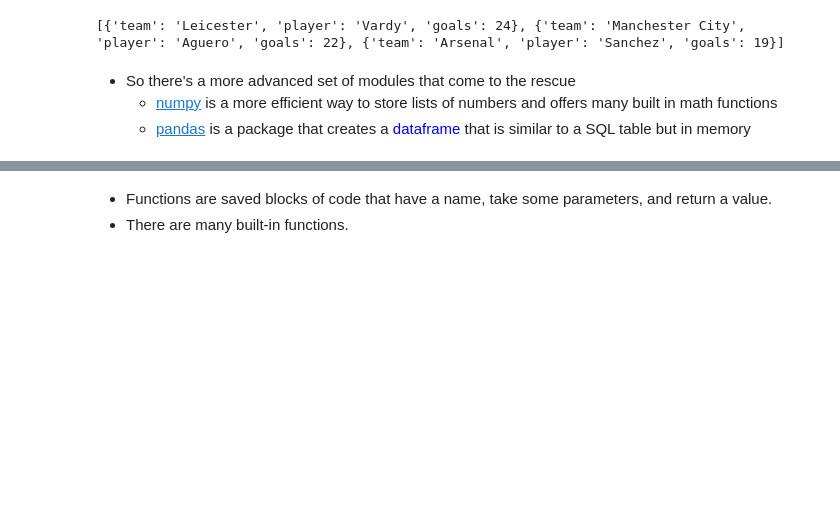
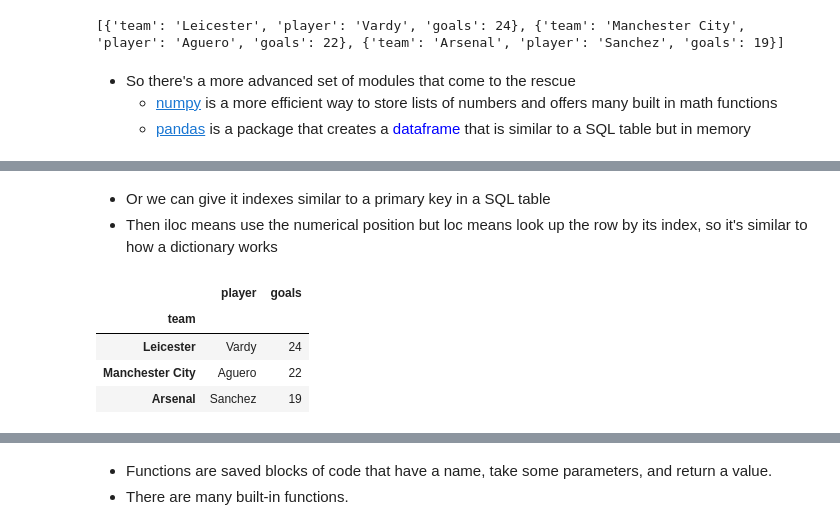
Before and after one commit to roitraining/techtrek-python, a Jupyter notebook: Module02-Python_Collections.ipynb, the cells around one changed output, grey strips where cells are left out. Cells and saved outputs as stored; diff of their text form; code cells hidden in the pictures; blank space fills up the shorter version.

```diff
--- a/Module02-Python_Collections.ipynb
+++ b/Module02-Python_Collections.ipynb
@@ -185,0 +263,12 @@ print(data)
+# %% [markdown]
+* Or we can give it indexes similar to a primary key in a SQL table
+* Then iloc means use the numerical position but loc means look up the row by its index, so it's similar to how a dictionary works
+# %%
+football2 = football.set_index('team')
+display(football2)
+# %% [output]
+|  | player | goals |
+| team |  |  |
+| Leicester | Vardy | 24 |
+| Manchester City | Aguero | 22 |
+| Arsenal | Sanchez | 19 |
```
Also changed, not shown: parts of 9 cells of this notebook.
